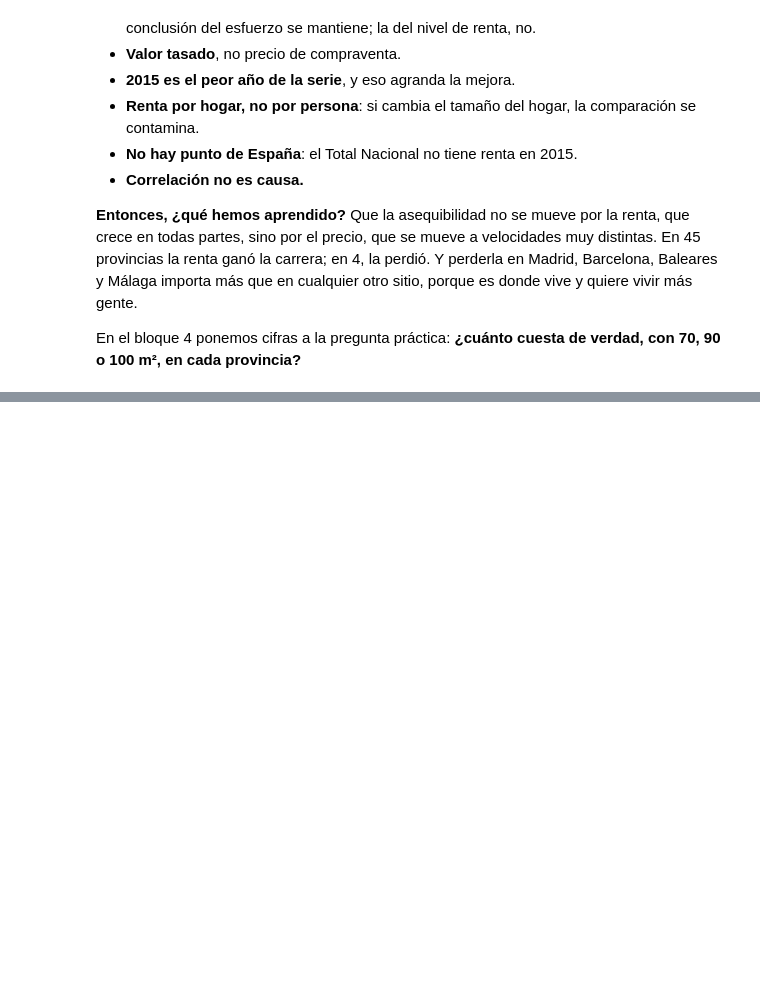
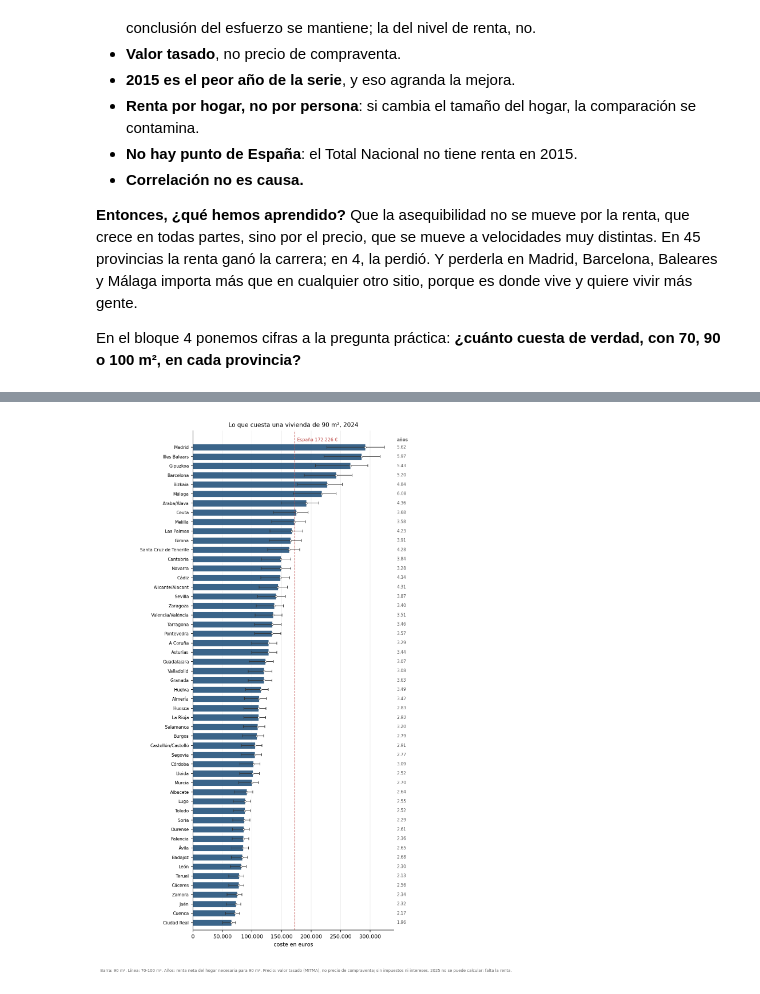
Before and after one commit to AlejandroCuntin/data-science, a Jupyter notebook: 01-eda-vivienda-espana/notebooks/02_asequibilidad.ipynb, the cells around one changed output, grey strips where cells are left out. Drawn from its saved outputs; the diff is of its cells as text; code cells hidden in the pictures; blank space fills up the shorter version.

Commit message:
02_asequibilidad.ipynb : Bloques 4 y 5, coste y conclusiones

```diff
--- a/01-eda-vivienda-espana/notebooks/02_asequibilidad.ipynb
+++ b/01-eda-vivienda-espana/notebooks/02_asequibilidad.ipynb
@@ -817,0 +880,70 @@ con 70, 90 o 100 m², en cada provincia?**
+# %%
+from matplotlib.ticker import FuncFormatter
+
+fig, ax = plt.subplots(figsize=(8, 13))
+
+y = range(len(vivienda))
+
+ax.barh(
+    y, vivienda["coste_90"],
+    height=0.68, color="#1f4e79", alpha=0.88, edgecolor="white", linewidth=0.4,
+)
+
+# La banda 70-100 no es un intervalo de confianza: es la sensibilidad al tamano.
+ax.errorbar(
+    vivienda["coste_90"], y,
+    xerr=[
+        vivienda["coste_90"] - vivienda["coste_70"],
+        vivienda["coste_100"] - vivienda["coste_90"],
+    ],
+    fmt="none", ecolor="0.2", elinewidth=0.9, capsize=2.5, capthick=0.9, zorder=3,
+)
+ax.scatter(
+    vivienda["coste_90"], y,
+    s=9, color="white", edgecolor="0.2", linewidth=0.5, zorder=4,
+)
+
+ax.axvline(coste_espana, color="#c0504d", linestyle="--", linewidth=1)
+ax.text(
+    coste_espana + 4000, len(vivienda) - 0.2,
+    f"España {coste_espana:,.0f} €".replace(",", "."),
+    color="#c0504d", fontsize=7.5, va="center",
+)
+
+ax.set_yticks(list(y))
+ax.set_yticklabels(vivienda["nombre"], fontsize=7.2)
+ax.set_ylim(-0.8, len(vivienda) + 0.8)
+ax.set_xlim(0, 340_000)
+ax.set_xticks(range(0, 300_001, 50_000))
+ax.xaxis.set_major_formatter(FuncFormatter(lambda x, pos: f"{int(x):,}".replace(",", ".")))
+ax.set_xlabel("coste en euros")
+ax.set_title("Lo que cuesta una vivienda de 90 m², 2024")
+ax.grid(axis="x", color="0.92", linewidth=0.8)
+ax.set_axisbelow(True)
+
+# Los anos, en una columna fuera del area de barras.
+for yi, years in zip(y, vivienda["years_90m2"]):
+    ax.text(
+        1.015, yi, f"{years:.2f}",
+        transform=ax.get_yaxis_transform(),
+        ha="left", va="center", fontsize=7, color="0.35",
+    )
+ax.text(
+    1.015, len(vivienda) - 0.2, "años",
+    transform=ax.get_yaxis_transform(),
+    ha="left", va="center", fontsize=7, color="0.35", fontweight="bold",
+)
+
+fig.text(
+    0.0, -0.015,
+    "Barra: 90 m². Línea: 70-100 m². Años: renta neta del hogar necesaria para "
+    "90 m². Precio: valor tasado (MITMA), no precio de compraventa; sin "
+    "impuestos ni intereses. 2025 no se puede calcular: falta la renta.",
+    fontsize=6.6, color="0.4",
+)
+
+fig.subplots_adjust(left=0.27, right=0.855, top=0.955, bottom=0.06)
+fig.savefig(FIGURES_DIR / "02_coste_2024.png", bbox_inches="tight")
+plt.show()
+# %% [output]
+[figure, added]
```
Also changed, not shown: parts of 7 cells of this notebook, 2 other files.
